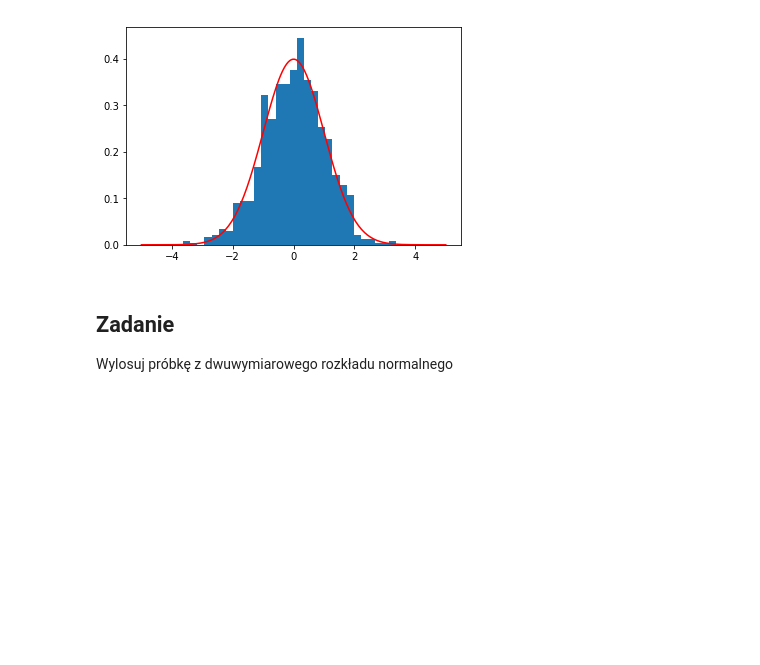
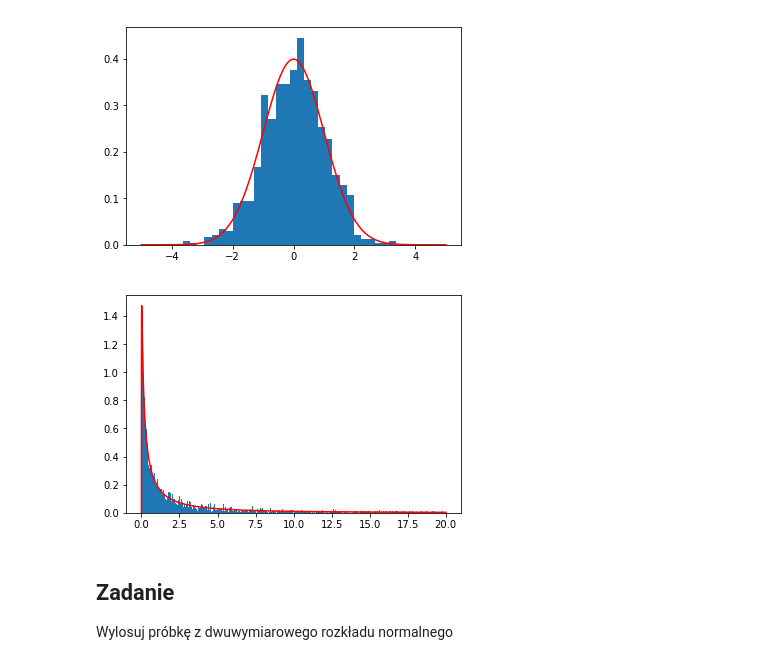
Before and after one commit to matmarchew/AD, a Jupyter notebook: AD_Z2.ipynb, the cells around one changed output. Drawn from its saved outputs; the diff is of its cells as text; code cells hidden in the pictures; blank space fills up the shorter version.

```diff
--- a/AD_Z2.ipynb
+++ b/AD_Z2.ipynb
@@ -96,6 +96,20 @@ plt.plot(pdfx, pdfy, 'r-', label='PDF')
 plt.show()
 # %% [output]
 [figure]
+# %%
+import numpy as np
+import numpy.random as rnd
+import matplotlib.pyplot as plt
+import scipy.stats as stats
+
+x = rnd.lognormal(.08, 2, 10000)
+plt.hist(x, bins=1000, normed=1, range=(0, 20))
+pdfx = np.linspace(0, 20, 10000)
+pdfy = stats.lognorm.pdf(pdfx,2)
+plt.plot(pdfx, pdfy, 'r-', label='PDF')
+plt.show()
+# %% [output]
+[figure, added]
 # %% [markdown]
 ## Zadanie
 
```
Also changed, not shown: parts of 2 cells of this notebook.
